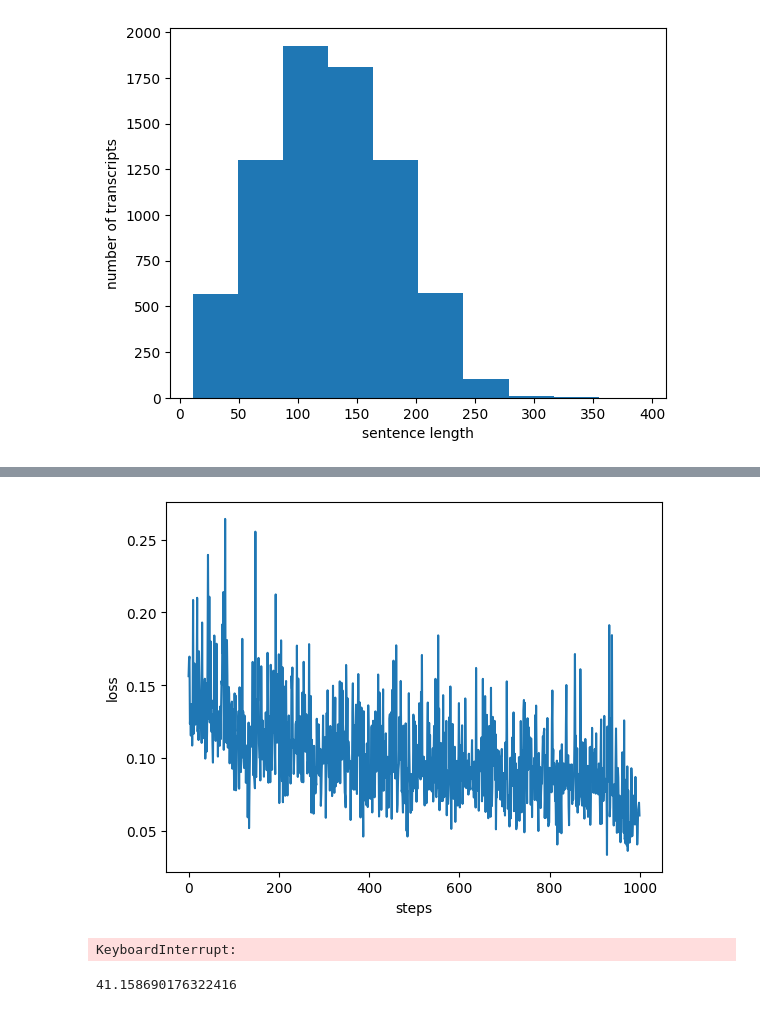
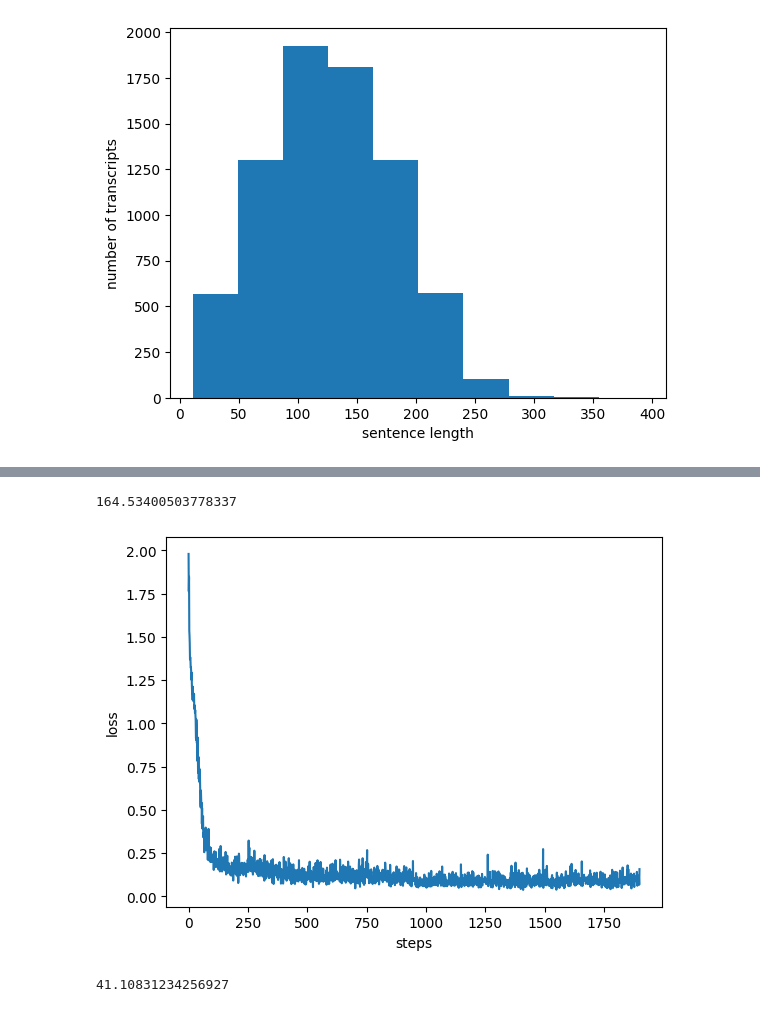
Before and after one commit to mohan696matlab/whisper-finetuning-youtube-serise, a Jupyter notebook: part_4_LoRA_finetuning.ipynb, the cells around one changed output, grey strips where cells are left out. Saved outputs shown, nothing was run; the diff lists cells and outputs as text; code cells hidden in the pictures.

```diff
--- a/part_4_LoRA_finetuning.ipynb
+++ b/part_4_LoRA_finetuning.ipynb
@@ -237,6 +235,12 @@ def evaluation(model):
     WER = wer.compute(predictions=predictions, references=references) * 100
 
     return WER
+# %%
+# WER before the training
+torch.cuda.empty_cache()
+evaluation(model)
+# %% [output]
+164.53400503778337
 # %%
 # from peft import LoraConfig, PeftModel, LoraModel, LoraConfig, get_peft_model
 
@@ -262,7 +266,8 @@ model.train()
 
 device='cuda'
 
-# optimizer=torch.optim.AdamW(model.parameters(), lr=1e-5)
+optimizer=torch.optim.AdamW(model.parameters(), lr=1e-5)
+# optimizer=torch.optim.AdamW(requires_grad_params, lr=5e-4) # Only for LoRA Training
 
 max_epochs=2
 
@@ -276,41 +281,46 @@ for epoch in range(max_epochs):
 
     for batch in tqdm(train_dataloader,total=len(train_dataloader),leave=False):
 
         model.train()  # Set model to training mode
 
         input_features, labels = batch["input_features"].to(device), batch["labels"].to(device)
 
         # Forward pass
         outputs = model(input_features, labels=labels)  # Assuming your model takes these inputs
         loss = outputs.loss
 
         # Backward pass and optimization
         loss.backward()
         optimizer.step()
         optimizer.zero_grad()  # Reset gradients
 
         running_loss.append(loss.item())
 
         if len(running_loss) % 50 ==0:  # Print loss every 100 batches
             plt.plot(running_loss)
             plt.xlabel('steps')
             plt.ylabel('loss')
             clear_output(wait=True)  # Clear the output to keep the plot clean
             plt.show()
 
         if len(running_loss) % 100 == 0:  # Save model every 1000 steps
-            torch.save(model.state_dict(), f'finetuned_on_odia_steps_{len(running_loss)}.pth')
+            # torch.save(model.state_dict(), f'finetuned_on_odia_steps_{len(running_loss)}.pth')
+            model.save_pretrained('lora_model')
 
     torch.cuda.empty_cache()
     running_wer.append(evaluation(model))
 # %% [output]
-[figure, old version]
+[figure, new version]
-KeyboardInterrupt:
-# %%
-torch.cuda.empty_cache()
-evaluation(model)
-# %% [output]
-41.158690176322416
+# %%
+model.load_state_dict(torch.load('finetuned_on_odia_steps_1000.pth', weights_only=True))# loading the model
+model.eval()
+model.to('cuda')
+
+
+torch.cuda.empty_cache()
+evaluation(model)
+# %% [output]
+41.10831234256927
 # %%
 model.eval()
 
```
Also changed, not shown: parts of 7 cells of this notebook, 2 other files.
